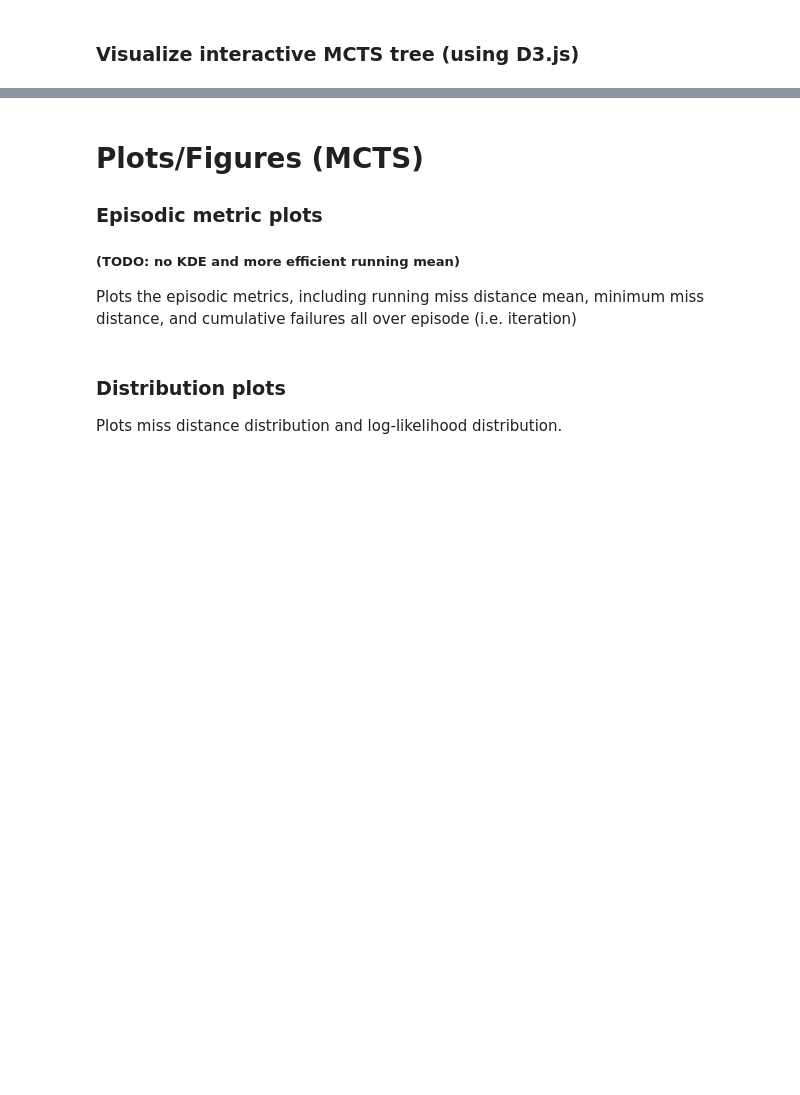
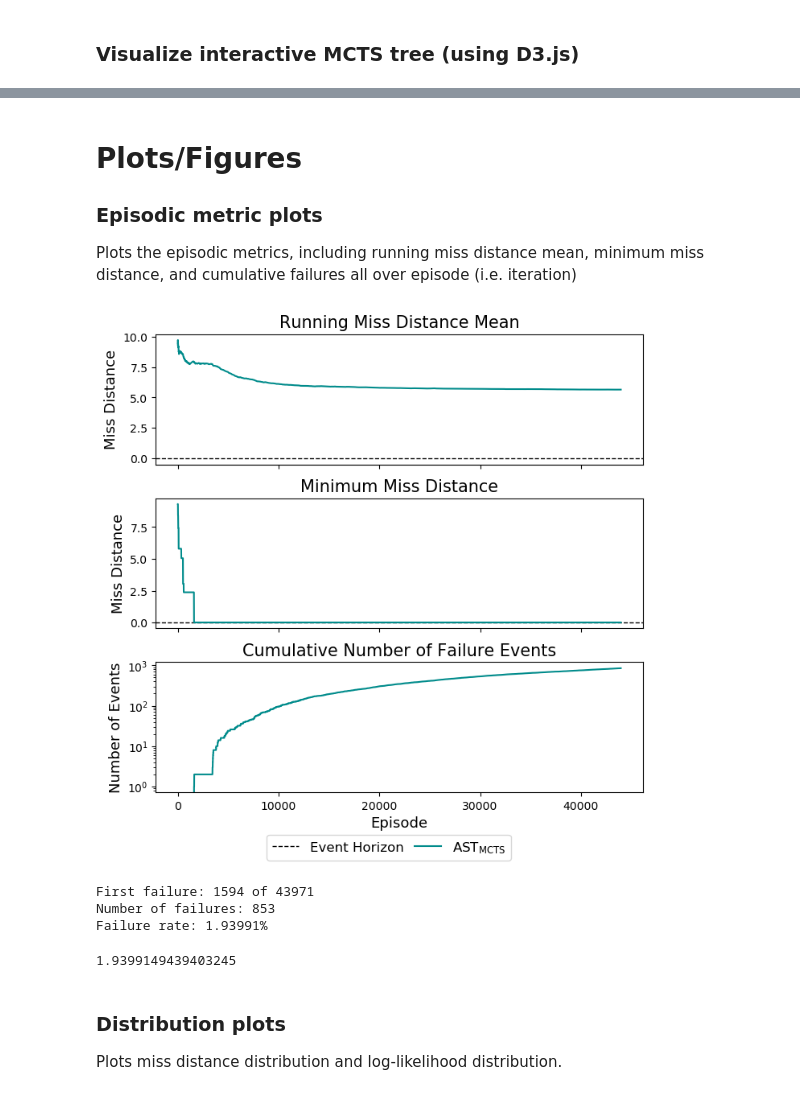
Before and after one commit to sisl/POMDPStressTesting.jl, a Jupyter notebook: notebooks/Walk1D.ipynb, the cells around one changed output, grey strips where cells are left out. Drawn from its saved outputs; the diff is of its cells as text; code cells hidden in the pictures; blank space fills up the shorter version.

```diff
--- a/notebooks/Walk1D.ipynb
+++ b/notebooks/Walk1D.ipynb
@@ -58,11 +51,16 @@ N:   1000
 # %% [markdown]
-# Plots/Figures (MCTS)
+# Plots/Figures
 
 ### Episodic metric plots
-##### (TODO: no KDE and more efficient running mean)
 Plots the episodic metrics, including running miss distance mean, minimum miss distance, and cumulative failures all over episode (i.e. iteration)
 # %%
-episodic_figures(mdp.metrics)
+episodic_figures(planner.mdp.metrics; gui=false)
+# %% [output]
+[figure, added]
+First failure: 1594 of 43971
+Number of failures: 853
+Failure rate: 1.93991%
+1.9399149439403245
 # %% [markdown]
 ### Distribution plots
 Plots miss distance distribution and log-likelihood distribution.
```
Also changed, not shown: parts of 17 cells of this notebook, 1 other file.
